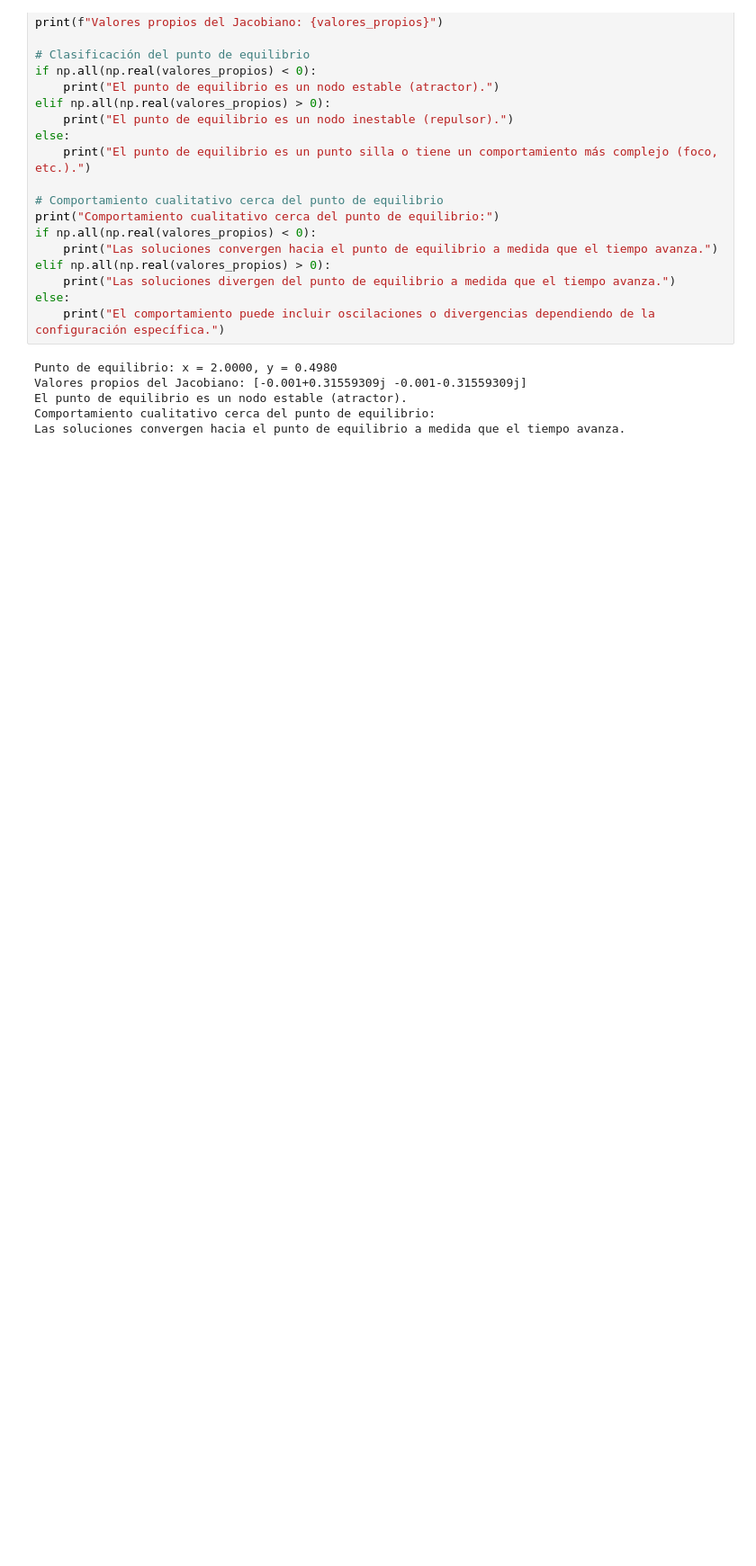
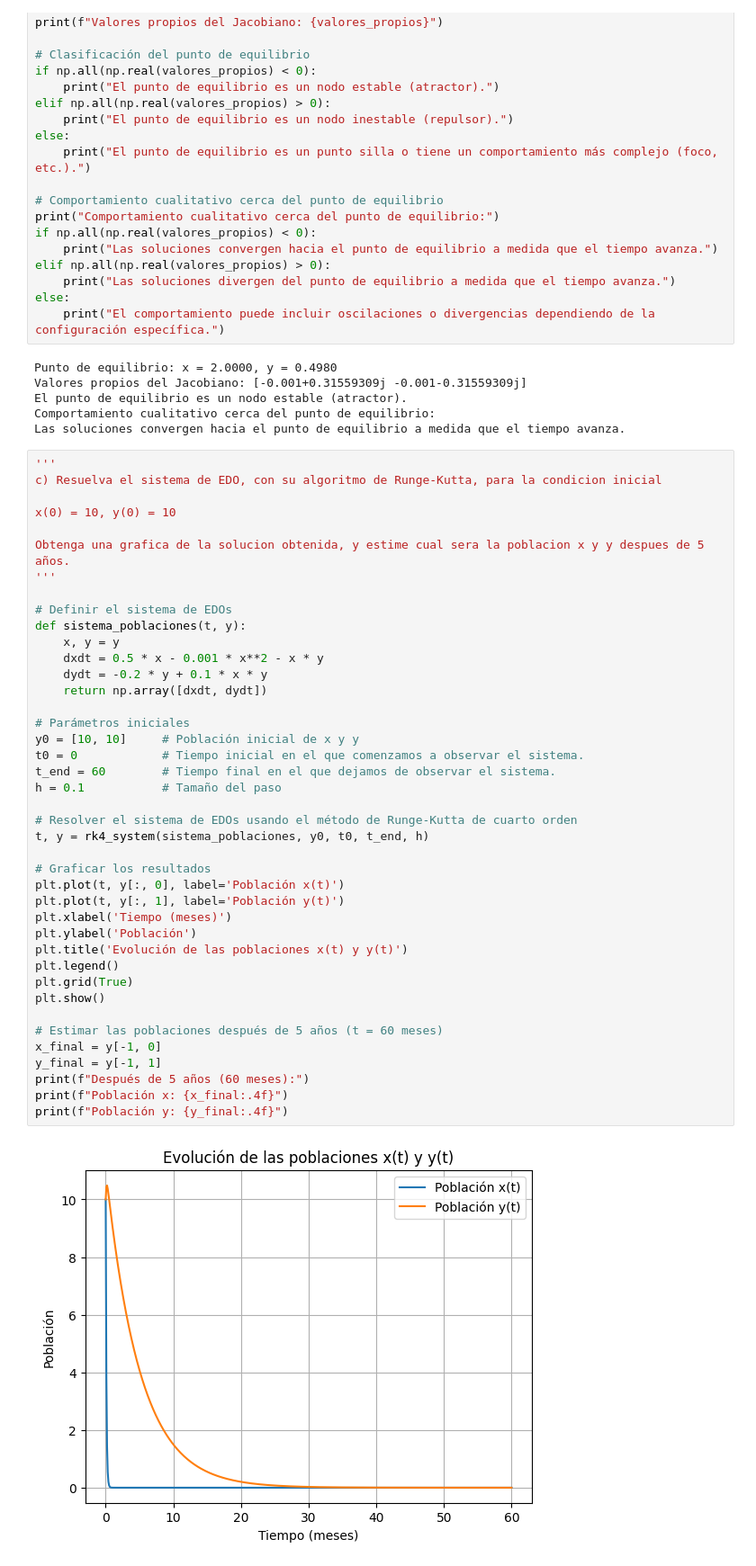
Before and after one commit to JaniMariQuesiRami/MODSIM-L3, a Jupyter notebook: ejercicio_3.ipynb, the cells around one changed output. Shown: that part at 90% size. Cells and saved outputs as stored; diff of their text form; blank space fills up the shorter version.

```diff
--- a/ejercicio_3.ipynb
+++ b/ejercicio_3.ipynb
@@ -123,3 +123,46 @@ Valores propios del Jacobiano: [-0.001+0.31559309j -0.001-0.31559309j]
 El punto de equilibrio es un nodo estable (atractor).
 Comportamiento cualitativo cerca del punto de equilibrio:
 Las soluciones convergen hacia el punto de equilibrio a medida que el tiempo avanza.
+# %%
+'''
+c) Resuelva el sistema de EDO, con su algoritmo de Runge-Kutta, para la condicion inicial
+
+x(0) = 10, y(0) = 10
+
+Obtenga una grafica de la solucion obtenida, y estime cual sera la poblacion x y y despues de 5 años.
+'''
+
+# Definir el sistema de EDOs
+def sistema_poblaciones(t, y):
+    x, y = y
+    dxdt = 0.5 * x - 0.001 * x**2 - x * y
+    dydt = -0.2 * y + 0.1 * x * y
+    return np.array([dxdt, dydt])
+
+# Parámetros iniciales
+y0 = [10, 10]     # Población inicial de x y y
+t0 = 0            # Tiempo inicial en el que comenzamos a observar el sistema.
+t_end = 60        # Tiempo final en el que dejamos de observar el sistema.
+h = 0.1           # Tamaño del paso
+
+# Resolver el sistema de EDOs usando el método de Runge-Kutta de cuarto orden
+t, y = rk4_system(sistema_poblaciones, y0, t0, t_end, h)
+
+# Graficar los resultados
+plt.plot(t, y[:, 0], label='Población x(t)')
+plt.plot(t, y[:, 1], label='Población y(t)')
+plt.xlabel('Tiempo (meses)')
+plt.ylabel('Población')
+plt.title('Evolución de las poblaciones x(t) y y(t)')
+plt.legend()
+plt.grid(True)
+plt.show()
+
+# Estimar las poblaciones después de 5 años (t = 60 meses)
+x_final = y[-1, 0]
+y_final = y[-1, 1]
+print(f"Después de 5 años (60 meses):")
+print(f"Población x: {x_final:.4f}")
+print(f"Población y: {y_final:.4f}")
+# %% [output]
+[figure, added]
```
Also changed, not shown: parts of 3 cells of this notebook.
